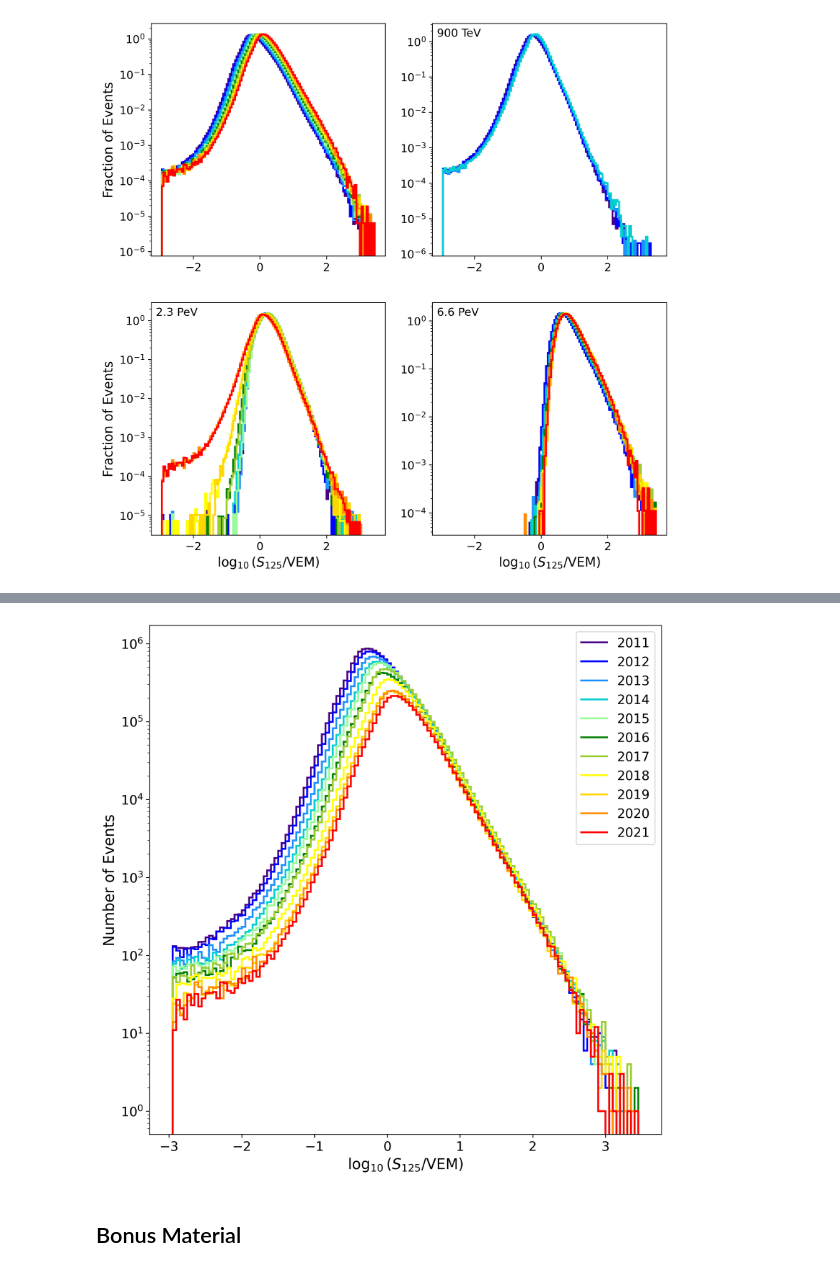
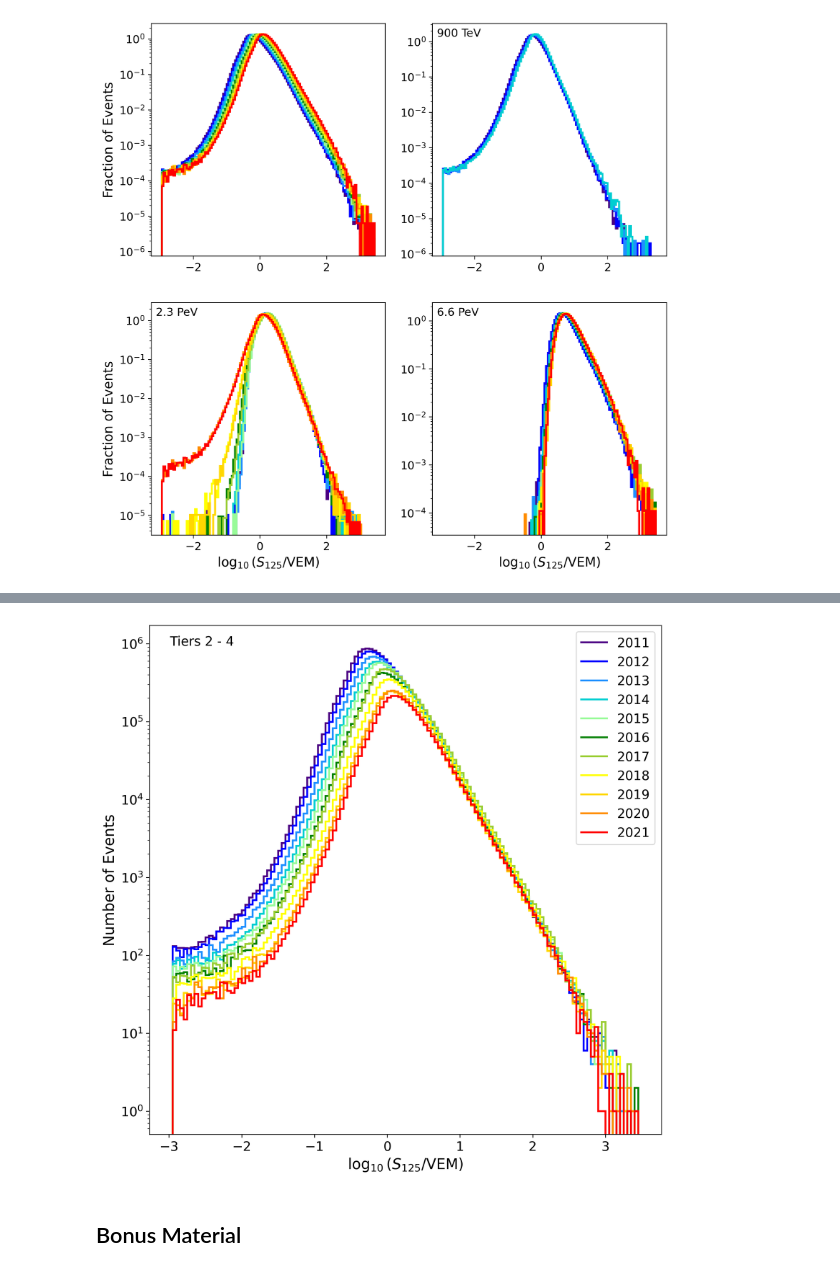
Before and after one commit to bastow-libby/11-year-Update-Paper-Figures, a Jupyter notebook: Figure1/s125.ipynb, the cells around one changed output, grey strips where cells are left out. Cells and saved outputs as stored; diff of their text form; code cells hidden in the pictures.

```diff
--- a/Figure1/s125.ipynb
+++ b/Figure1/s125.ipynb
@@ -38,12 +38,15 @@ for yyyy in run_years:
     if yyyy < 2015:
         t2_cut = (stations >= tier2_starter_min) * (stations < tier3_min_station)
         data[f'tier2_{yyyy}'], _ = np.histogram(np.log10(s125[cut * t2_cut]), **h_args)
+        data[f'tier2_{yyyy}_unnorm'], _ = np.histogram(np.log10(s125[cut * t2_cut]), bins=bins)
 
     t3_cut = (stations >= tier3_min_station) * (stations < tier4_min_station)
     data[f'tier3_{yyyy}'], _ = np.histogram(np.log10(s125[cut * t3_cut]), **h_args)
+    data[f'tier3_{yyyy}_unnorm'], _ = np.histogram(np.log10(s125[cut * t3_cut]), bins=bins)
 
     t4_cut = (stations >= tier4_min_station)
     data[f'tier4_{yyyy}'], _ = np.histogram(np.log10(s125[cut * t4_cut]), **h_args)
+    data[f'tier4_{yyyy}_unnorm'], _ = np.histogram(np.log10(s125[cut * t4_cut]), bins=bins)
 
     # Setup for all events w/ s125
     nocuts_cut = (stations >= 5)
@@ -156,27 +248,32 @@ plt.show()
 # %%
 #this block creates the s125 histograms
 bins = (np.arange(-3, 3.5, .05))
 bins = bins[1:]  # Eliminate underflow bin
 colors = ['indigo', 'blue', 'dodgerblue', 'darkturquoise', 'palegreen', 'green', 'yellowgreen', 'yellow', 'gold', 'darkorange', 'red']
 
 h_params = {'edges':bins, 'linewidth':2}
 
 fig, ax = plt.subplots(figsize=(10, 10), dpi = 300)
 for i, yyyy in enumerate(run_years):
     h_params['color'] = colors[i]
     ax.stairs(data[f'nocuts_{yyyy}_unnorm'], label=f'{yyyy}', **h_params)
 
+label_params = {'fontsize':14, 'va':'top'}
+x_l, y = 0.04, 0.98
+ax.text(x_l, y, 'Tiers 2 - 4', transform=ax.transAxes, **label_params)
+#ax.text(x_l, y-0.04, r'($N_s \geq 5$)', transform=ax.transAxes, **label_params)
+
 ax.semilogy()
 ax.set_xlabel(r'$\log_{10}(S_{125}$/VEM)', fontsize=16)
 ax.set_ylabel('Number of Events', fontsize=16)
 ax.tick_params(axis='both', labelsize=14)
 ax.legend(fontsize=14)
 
 plt.savefig('s125_histograms_unnorm.pdf', bbox_inches='tight')
 
 plt.show()
 # %% [output]
-[figure, old version]
+[figure, new version]
 # %% [markdown]
 ## Bonus Material
 # %% [markdown]
```
Also changed, not shown: parts of 2 cells of this notebook, 4 other files.
